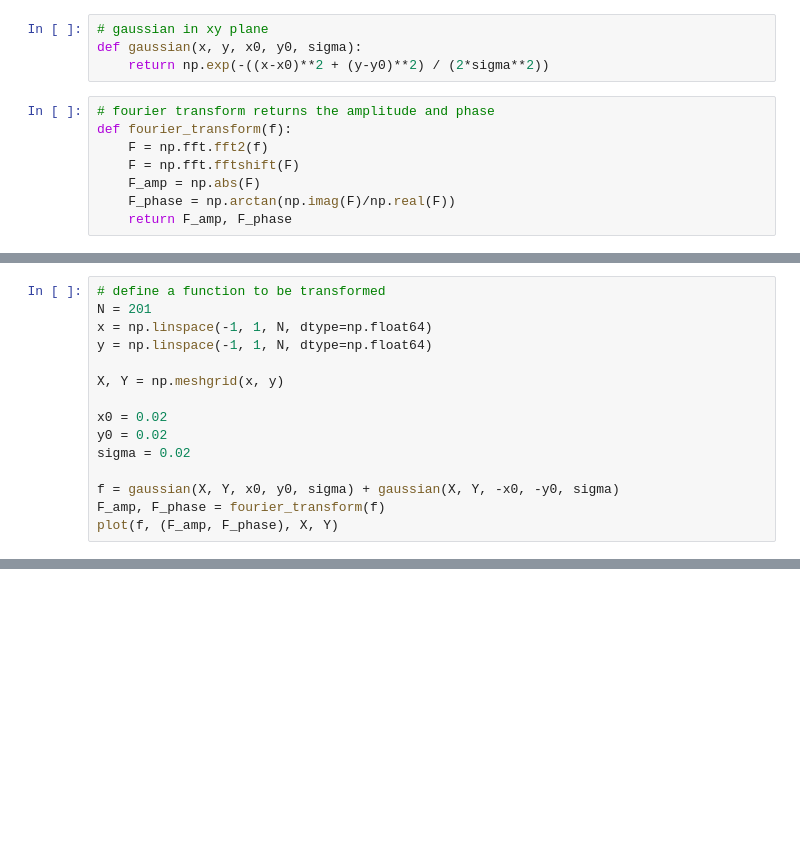
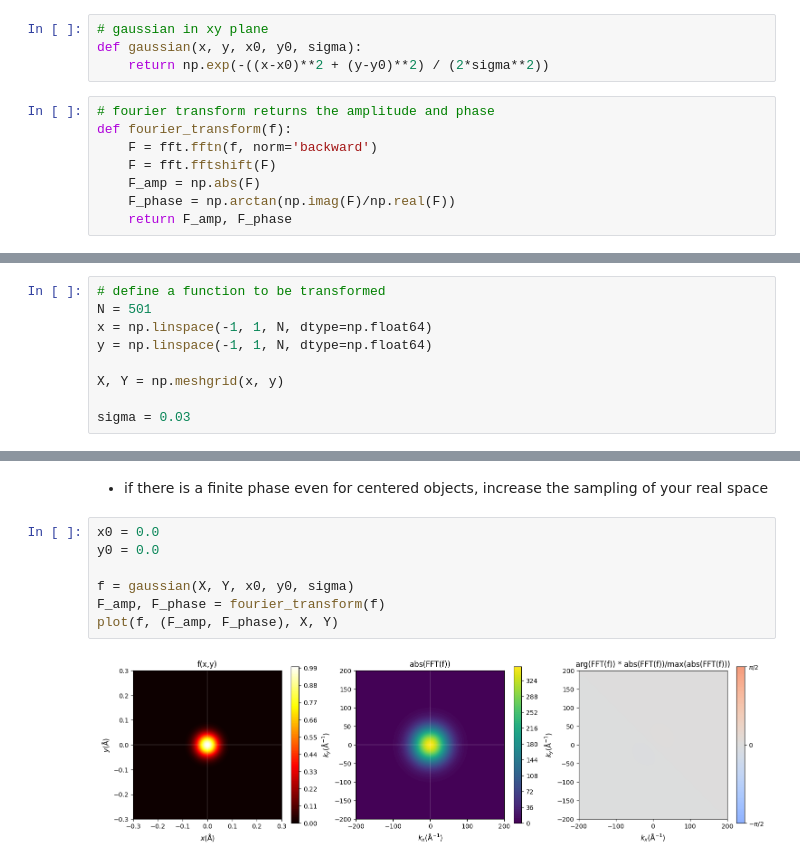
Before and after one commit to liborsold/fft_electronic_spin_density, a Jupyter notebook: fft_examples.ipynb, the cells around one changed output, grey strips where cells are left out. Cells and saved outputs as stored; diff of their text form; blank space fills up the shorter version.

Commit message:
fix issues with plotting; add nice colorbar for phase

```diff
--- a/fft_examples.ipynb
+++ b/fft_examples.ipynb
@@ -8,8 +10,8 @@ def gaussian(x, y, x0, y0, sigma):
 # %%
 # fourier transform returns the amplitude and phase
 def fourier_transform(f):
-    F = np.fft.fft2(f)
-    F = np.fft.fftshift(F)
+    F = fft.fftn(f, norm='backward')
+    F = fft.fftshift(F)
     F_amp = np.abs(F)
     F_phase = np.arctan(np.imag(F)/np.real(F))
     return F_amp, F_phase
@@ -68,16 +92,10 @@ def plot(f, F, X, Y):
     plt.show()
 # %%
 # define a function to be transformed
-N = 201
+N = 501
 x = np.linspace(-1, 1, N, dtype=np.float64)
 y = np.linspace(-1, 1, N, dtype=np.float64)
 
 X, Y = np.meshgrid(x, y)
 
-x0 = 0.02
-y0 = 0.02
-sigma = 0.02
-
-f = gaussian(X, Y, x0, y0, sigma) + gaussian(X, Y, -x0, -y0, sigma)
-F_amp, F_phase = fourier_transform(f)
-plot(f, (F_amp, F_phase), X, Y)
+sigma = 0.03
@@ -85,0 +106,11 @@ plot(f, (F_amp, F_phase), X, Y)
+# %% [markdown]
+- if there is a finite phase even for centered objects, increase the sampling of your real space
+# %%
+x0 = 0.0
+y0 = 0.0
+
+f = gaussian(X, Y, x0, y0, sigma)
+F_amp, F_phase = fourier_transform(f)
+plot(f, (F_amp, F_phase), X, Y)
+# %% [output]
+[figure, added]
```
Also changed, not shown: parts of 11 cells of this notebook.
